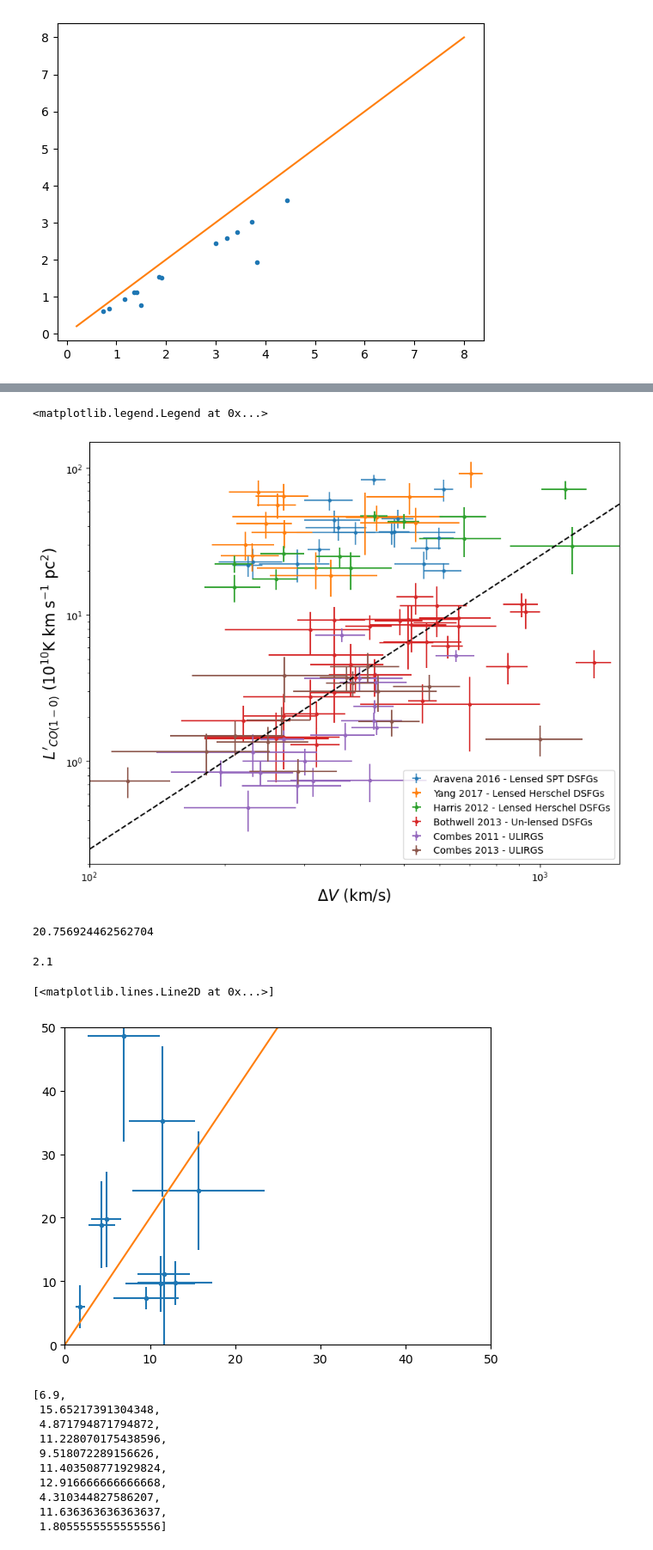
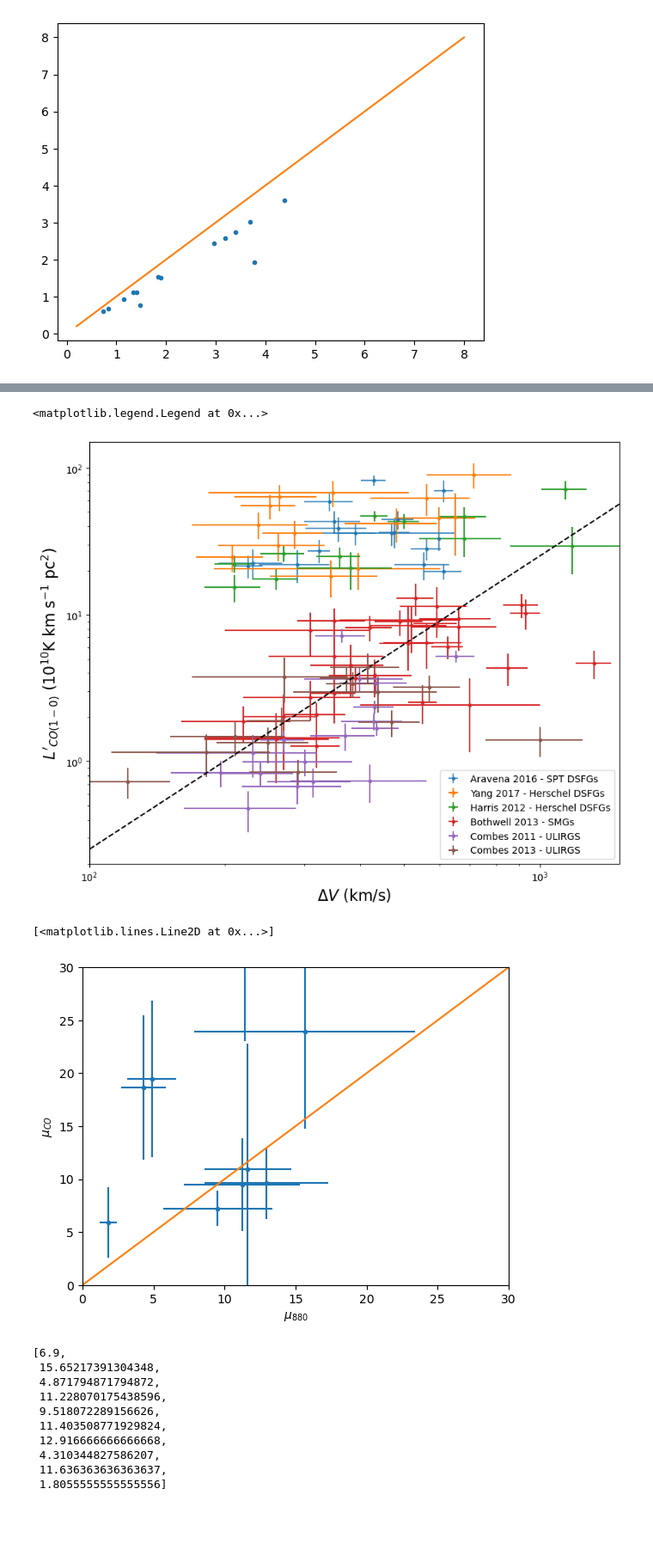
Before and after one commit to cpvargas/ACT_ALMA, a Jupyter notebook: CO_line-test2.ipynb, the cells around one changed output, grey strips where cells are left out. Shown at 86% size. Cells and saved outputs as stored; diff of their text form; code cells hidden in the pictures; blank space fills up the shorter version.

```diff
--- a/CO_line-test2.ipynb
+++ b/CO_line-test2.ipynb
@@ -112,8 +115,8 @@ def LpCO(I,I_err,z,J):
 
     nu_rest = nurest[J-1]
     nu = nu_rest/(1.+z)
-    DL = Planck.luminosity_distance(z).value
-    #DL = cosmo.luminosity_distance(z).value
+    #DL = Planck.luminosity_distance(z).value
+    DL = cosmo.luminosity_distance(z).value
     LCO = 3.25e7*I*(nu**(-2))*(DL**2)*((1+z)**(-3))
     LCO_err = 3.25e7*I_err*(nu**(-2))*(DL**2)*((1+z)**(-3))
     return np.array([LCO,LCO_err])
@@ -436,0 +431,30 @@ Y17_LCO10[5]
+# %%
+#Name       z       T       ICO   ICOe  V    Ve  reference
+ns_ID, ns_z, ns_T, ns_ICO, ns_ICOe, ns_V, ns_Ve =  np.genfromtxt("notable_sources",
+                                  usecols=(0,1,2,3,4,5,6),unpack=True,dtype=str)
+
+ns_z = np.asarray(ns_z,dtype=float)
+ns_V = np.asarray(ns_V,dtype=float)
+ns_Ve = np.asarray(ns_Ve,dtype=float)
+ns_ICO = np.asarray(ns_ICO,dtype=float)
+ns_ICOe = np.asarray(ns_ICOe,dtype=float)
+
+ns_J = []
+
+for i in range(len(ns_T)):
+    J =  int(ns_T[i][1:2])
+    ns_J.append(J)
+
+ns_LCO10 = []
+ns_LCO10_err = []
+for i in range(len(ns_ID)):
+    ICO = float(ns_ICO[i])
+    ICOe = float(ns_ICOe[i])
+    z = float(ns_z[i])
+    J = int(ns_J[i])
+    L,Lerr = LpCO(ICO,ICOe,z,J)/1e10
+    L10,Lerr10 = toC10(L,Lerr,J)
+    ns_LCO10.append(L10)
+    ns_LCO10_err.append(Lerr10)
+ns_LCO10 = np.asarray(ns_LCO10)
+ns_LCO10_err = np.asarray(ns_LCO10_err)
@@ -458,22 +484,28 @@ Text(0.5, 0, "$L'_{CO(1-0)-calc}$")
 
 x0 = np.linspace(80,2000)
 y0 = (10**5.4)*x0**2/1e10
-
-
 plt.figure(figsize=(10,8))
 
 
-plt.errorbar(A16_V,A16_LCO10,xerr=A16_Ve,yerr=A16_LCO10_err,fmt=".",label="Aravena 2016 - Lensed SPT DSFGs",alpha=0.8)
+
+
+
+#plt.errorbar(ns_V,ns_LCO10,xerr=ns_Ve,yerr=ns_LCO10_err,fmt="o",label="notable sources")
+#for i in range(len(ns_ID)):
+#    plt.annotate(ns_ID[i],(ns_V[i]*1.015,ns_LCO10[i]*1.1))
+#    #plt.annotate(Y17_ID[i],(Y17_LCO10[i]+0.5,10*Y17_LpCO10[i]+0.5))
+
+plt.errorbar(A16_V,A16_LCO10,xerr=A16_Ve,yerr=A16_LCO10_err,fmt=".",label="Aravena 2016 - SPT DSFGs",alpha=0.8)
 
 #plt.errorbar(Y17_V0,10*Y17_LpCO10,xerr=Y17_V0e,yerr=10*Y17_LpCO10e,fmt=".",label="Yang 2017 - Lensed Herschel DSFGs")
 
 #plt.errorbar(Y17_V0,Y17_LCO10,xerr=Y17_V0e,yerr=Y17_LCO10_err,fmt=".",label="Yang 2017 - Lensed Herschel DSFGs")
 
-plt.errorbar(Y17_V,Y17_LCO10,xerr=Y17_Ve,yerr=Y17_LCO10_err,fmt=".",label="Yang 2017 - Lensed Herschel DSFGs")
+plt.errorbar(Y17_V0,Y17_LCO10,xerr=Y17_V0e,yerr=Y17_LCO10_err,fmt=".",label="Yang 2017 - Herschel DSFGs")
 
 
-plt.errorbar(H12_V,H12_LpCO,xerr=H12_Ve,yerr=H12_LpCOe,fmt=".",label="Harris 2012 - Lensed Herschel DSFGs")
-plt.errorbar(B13_V,B13_LCO10,xerr=B13_V_e,yerr=B13_LCO10_err,fmt=".",label="Bothwell 2013 - Un-lensed DSFGs")
+plt.errorbar(H12_V,H12_LpCO,xerr=H12_Ve,yerr=H12_LpCOe,fmt=".",label="Harris 2012 - Herschel DSFGs")
+plt.errorbar(B13_V,B13_LCO10,xerr=B13_V_e,yerr=B13_LCO10_err,fmt=".",label="Bothwell 2013 - SMGs")
 plt.errorbar(C11_V,C11_LCO10,xerr=C11_Ve,yerr=C11_LCO10_err,fmt=".",label="Combes 2011 - ULIRGS")
 plt.errorbar(C13_V,C13_LCO10,xerr=C13_Ve,yerr=C13_LCO10_err,fmt=".",label="Combes 2013 - ULIRGS")
 
@@ -488,6 +520,11 @@ plt.ylabel(r"$L'_{CO(1-0)}$ ($10^{10}$K km s$^{-1}$ pc$^2$)",fontsize=16)
 
 plt.plot(x0,y0,"--",color="black")
 
+
+#plt.plot(x0,10*y0,"--",color="cornflowerblue")
+#plt.annotate(r"$\mu = 10$",(110,6),fontsize=16,color="cornflowerblue")
+
+
 plt.ylim(0.2,150)
 
 plt.xlim(100,1500)
@@ -495,7 +532,7 @@ plt.xlim(100,1500)
 plt.legend()
 # %% [output]
 <matplotlib.legend.Legend at 0x...>
-[figure, old version]
+[figure, new version]
 # %%
 muCO_arr = []
 muCOe_arr = []
@@ -512,14 +549,6 @@ for i in range(len(Y17_mu)):
         mu0880,mu0880_err = mu880(10*Y17_LpCO10[i], 10*Y17_LpCO10e[i],Y17_unLCO10[i], Y17_unLCO10e[i])
         mu880_arr.append(mu0880)
         mu880e_arr.append(mu0880_err)
-# %%
-Y17_LCO10[i]
-# %% [output]
-20.756924462562704
-# %%
-Y17_LpCO10[i]
-# %% [output]
-2.1
 # %%
 muCO_arr = []
 muCOe_arr = []
@@ -537,19 +566,23 @@ for i in range(len(Y17_mu)):
         mu880_arr.append(mu0880)
         mu880e_arr.append(mu0880_err)
 # %%
+
+
 plt.errorbar(mu880_arr,muCO_arr,xerr=mu880e_arr,yerr=muCOe_arr,fmt=".")
 
-plt.ylim(0,50)
+plt.ylim(0,30)
 
-plt.xlim(0,50)
+plt.xlim(0,30)
 
 x0 = np.linspace(0,50)
 
+plt.xlabel(r"$\mu_{880}$")
+plt.ylabel(r"$\mu_{CO}$")
 
-plt.plot(x0,2*x0)
+plt.plot(x0,x0)
 # %% [output]
 [<matplotlib.lines.Line2D at 0x...>]
-[figure, old version]
+[figure, new version]
 # %%
 mu880_arr
 # %% [output]
```
Also changed, not shown: parts of 24 cells of this notebook.
